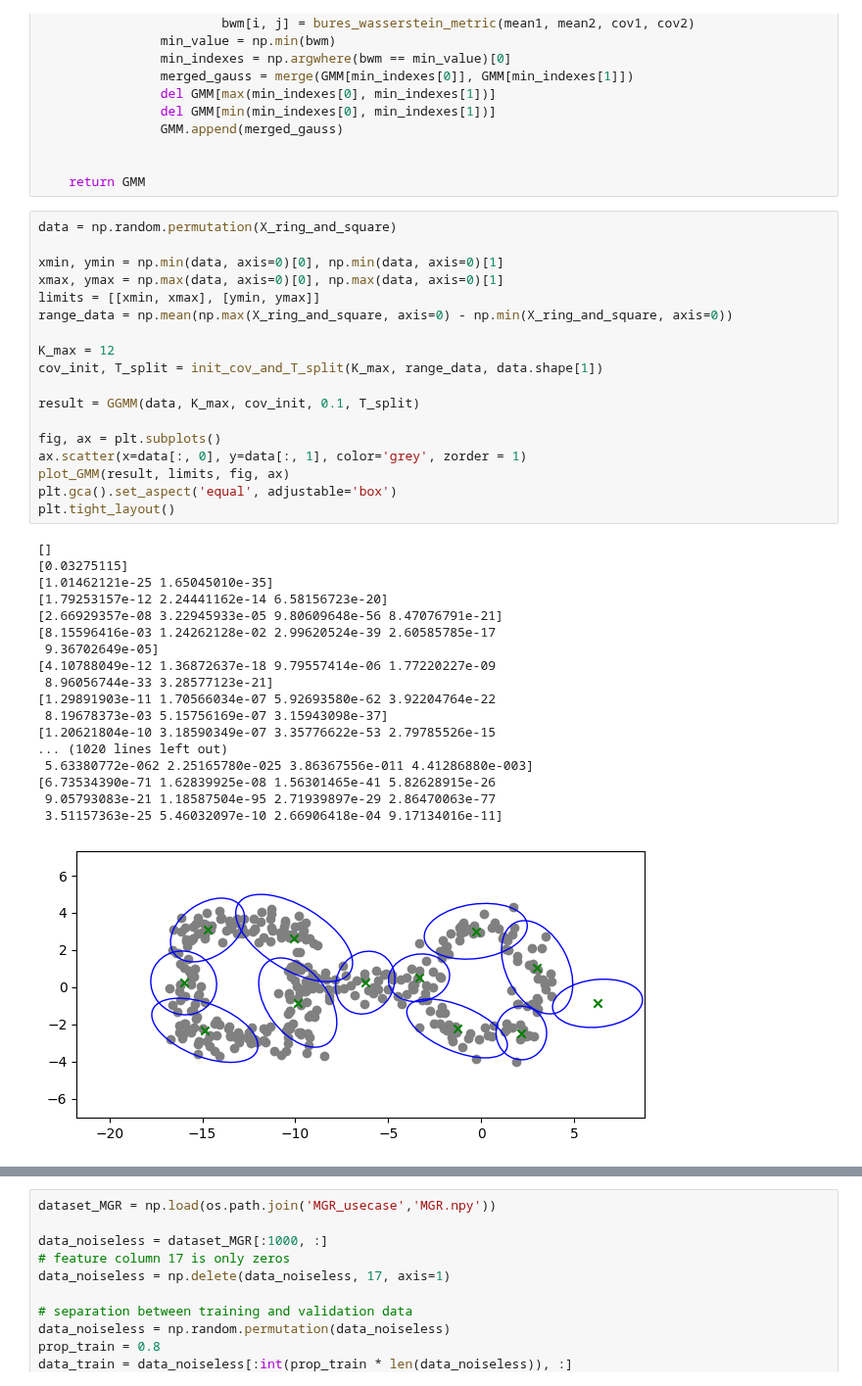
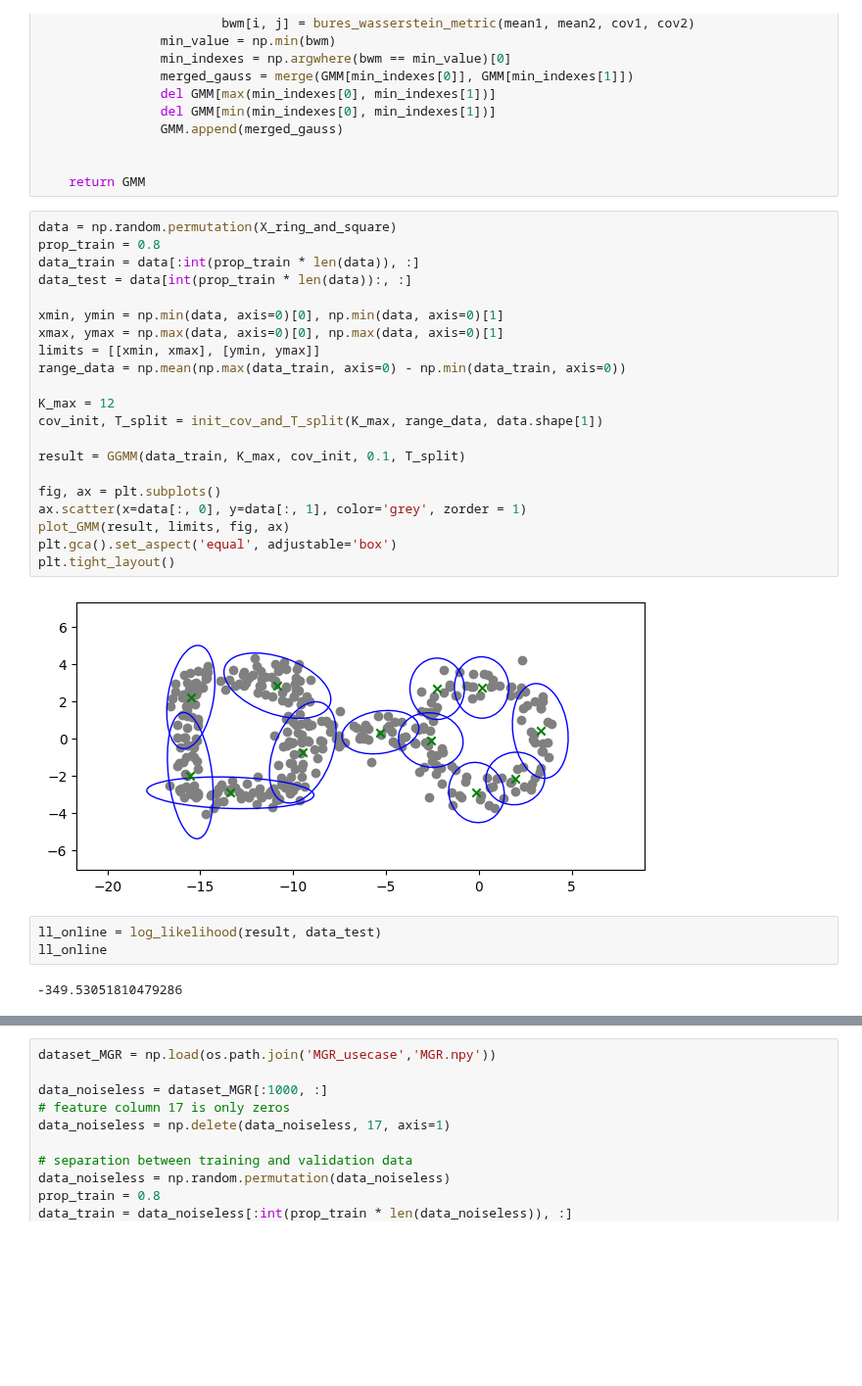
Before and after one commit to Stevan-LS/Online-DaDiL, a Jupyter notebook: Online GMM/Online GMM v2.ipynb, the cells around one changed output, grey strips where cells are left out. Shown at 98% size. Drawn from its saved outputs; the diff is of its cells as text; blank space fills up the shorter version.

Commit message:
Online GMM

```diff
--- a/Online GMM/Online GMM v2.ipynb
+++ b/Online GMM/Online GMM v2.ipynb
@@ -279,38 +293,29 @@ def GGMM(X, K_max, sigma0, alpha, T_split):
     return GMM
 # %%
 data = np.random.permutation(X_ring_and_square)
+prop_train = 0.8
+data_train = data[:int(prop_train * len(data)), :]
+data_test = data[int(prop_train * len(data)):, :]
 
 xmin, ymin = np.min(data, axis=0)[0], np.min(data, axis=0)[1]
 xmax, ymax = np.max(data, axis=0)[0], np.max(data, axis=0)[1]
 limits = [[xmin, xmax], [ymin, ymax]]
-range_data = np.mean(np.max(X_ring_and_square, axis=0) - np.min(X_ring_and_square, axis=0))
+range_data = np.mean(np.max(data_train, axis=0) - np.min(data_train, axis=0))
 
 K_max = 12
 cov_init, T_split = init_cov_and_T_split(K_max, range_data, data.shape[1])
 
-result = GGMM(data, K_max, cov_init, 0.1, T_split)
+result = GGMM(data_train, K_max, cov_init, 0.1, T_split)
 
 fig, ax = plt.subplots()
 ax.scatter(x=data[:, 0], y=data[:, 1], color='grey', zorder = 1)
 plot_GMM(result, limits, fig, ax)
 plt.gca().set_aspect('equal', adjustable='box')
 plt.tight_layout()
 # %% [output]
-[]
-[0.03275115]
-[1.01462121e-25 1.65045010e-35]
-[1.79253157e-12 2.24441162e-14 6.58156723e-20]
-[2.66929357e-08 3.22945933e-05 9.80609648e-56 8.47076791e-21]
-[8.15596416e-03 1.24262128e-02 2.99620524e-39 2.60585785e-17
- 9.36702649e-05]
-[4.10788049e-12 1.36872637e-18 9.79557414e-06 1.77220227e-09
- 8.96056744e-33 3.28577123e-21]
-[1.29891903e-11 1.70566034e-07 5.92693580e-62 3.92204764e-22
- 8.19678373e-03 5.15756169e-07 3.15943098e-37]
-[1.20621804e-10 3.18590349e-07 3.35776622e-53 2.79785526e-15
-... (1020 lines left out)
- 5.63380772e-062 2.25165780e-025 3.86367556e-011 4.41286880e-003]
-[6.73534390e-71 1.62839925e-08 1.56301465e-41 5.82628915e-26
- 9.05793083e-21 1.18587504e-95 2.71939897e-29 2.86470063e-77
- 3.51157363e-25 5.46032097e-10 2.66906418e-04 9.17134016e-11]
-[figure, old version]
+[figure, new version]
+# %%
+ll_online = log_likelihood(result, data_test)
+ll_online
+# %% [output]
+-349.53051810479286
```
Also changed, not shown: parts of 9 cells of this notebook, 1 other file.
